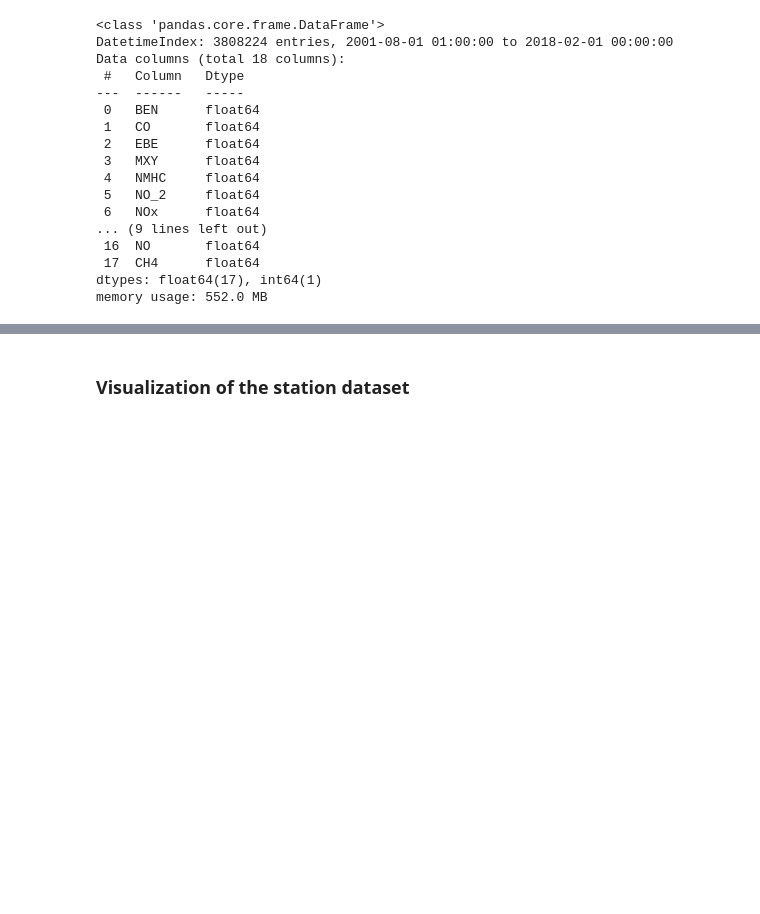
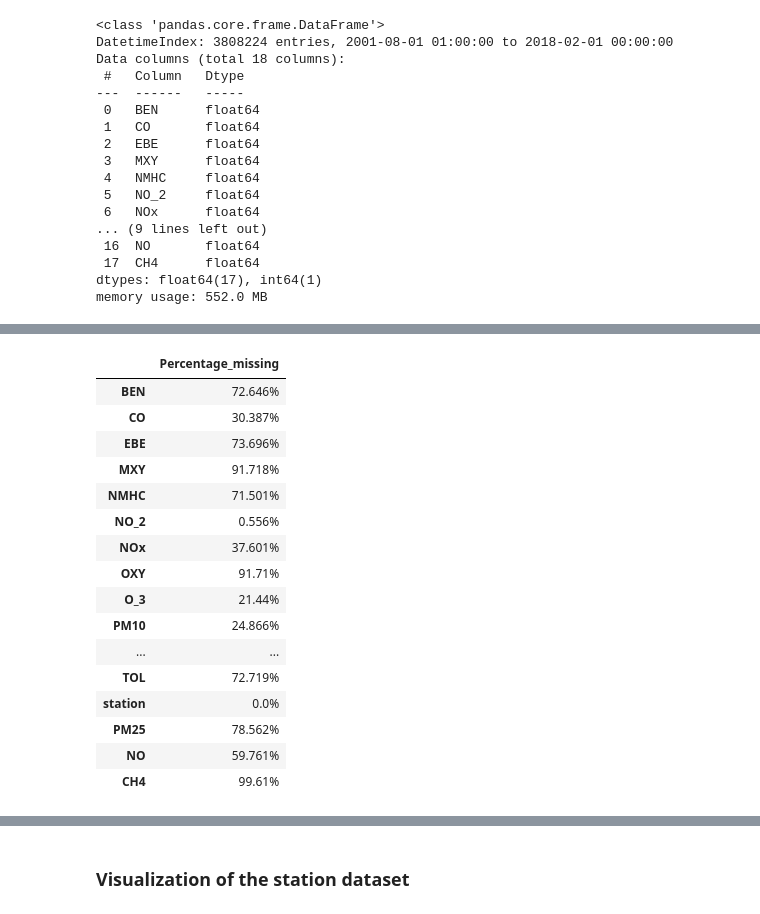
Before and after one commit to lisachukwu/PP22-W607, a Jupyter notebook: W706.ipynb, the cells around one changed output, grey strips where cells are left out. Saved outputs shown, nothing was run; the diff lists cells and outputs as text; code cells hidden in the pictures; blank space fills up the shorter version.

```diff
--- a/W706.ipynb
+++ b/W706.ipynb
@@ -53,0 +82,29 @@ df.head()
+# %%
+#Presenting percentage of data points, missing in each feature
+string_percentage = []
+float_percentage =[]
+for key,value in missing_count.items():
+    percent_missing = round((value/3808224)*100,3)
+    float_percentage.append(percent_missing)
+    string_percentage.append(str(percent_missing)+'%')
+missing_df = pd.DataFrame(index = missing_count.keys(), columns=['Percentage_missing'])
+missing_df['Percentage_missing']= string_percentage
+missing_df
+# %% [output]
+|  | Percentage_missing |
+| BEN | 72.646% |
+| CO | 30.387% |
+| EBE | 73.696% |
+| MXY | 91.718% |
+| NMHC | 71.501% |
+| NO_2 | 0.556% |
+| NOx | 37.601% |
+| OXY | 91.71% |
+| O_3 | 21.44% |
+| PM10 | 24.866% |
+| ... | ... |
+| TOL | 72.719% |
+| station | 0.0% |
+| PM25 | 78.562% |
+| NO | 59.761% |
+| CH4 | 99.61% |
```
Also changed, not shown: parts of 10 cells of this notebook.
